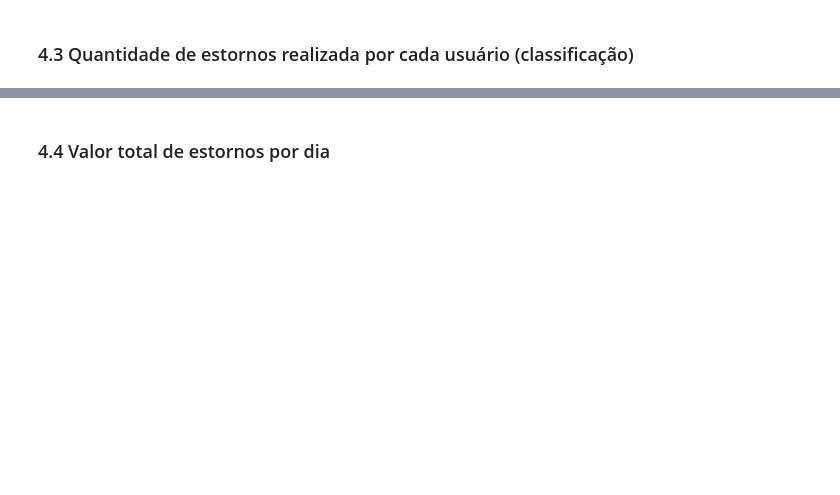
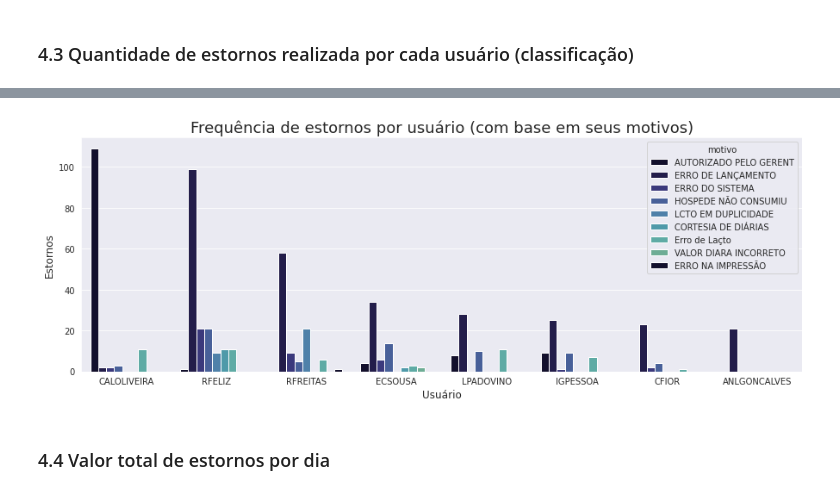
Before and after one commit to strawndri/slaviero-suct-data-analysis, a Jupyter notebook: Notebooks/analise_estornos.ipynb, the cells around one changed output, grey strips where cells are left out. Saved outputs shown, nothing was run; the diff lists cells and outputs as text; code cells hidden in the pictures; blank space fills up the shorter version.

```diff
--- a/Notebooks/analise_estornos.ipynb
+++ b/Notebooks/analise_estornos.ipynb
@@ -205,0 +183,7 @@ frequencia
+# %%
+motivos_por_usuario = pd.crosstab(dataset['usuario'], dataset['motivo'])
+motivos_por_usuario = pd.DataFrame(motivos_por_usuario.stack().reset_index())
+motivos_por_usuario.rename(columns = {0: 'total'}, inplace = True)
+motivos_por_usuario.sort_values(by=['total'], ascending = False, inplace = True)
+
+motivos_por_usuario
@@ -206,3 +204,10 @@ frequencia
+# %%
+set_barplot('usuario', 'total', motivos_por_usuario,
+            'Usuário', 'Estornos',
+            'Frequência de estornos por usuário (com base em seus motivos)',
+            hue = 'motivo')
+# %% [output]
+[figure, added]
 # %% [markdown]
 ### 4.4 Valor total de estornos por dia
 # %%
```
Also changed, not shown: parts of 13 cells of this notebook.
